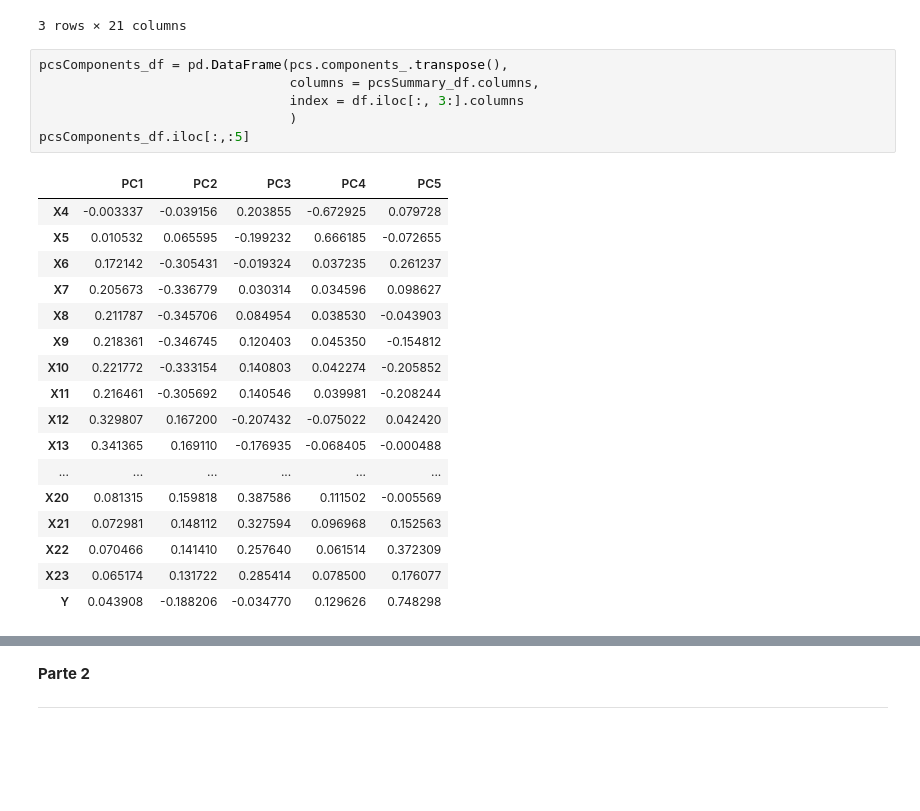
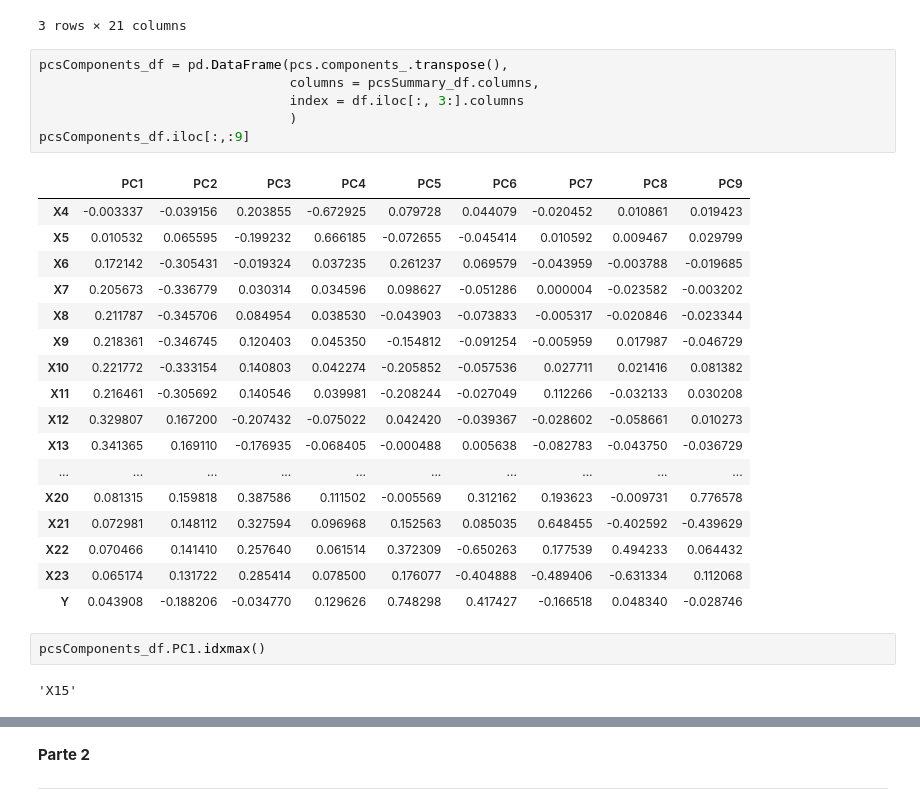
Before and after one commit to PosgradoMNA/Atividades-de-aprendizaje-SamaraGarcia, a Jupyter notebook: Equipo15_Actividad_Semanal4.ipynb, the cells around one changed output, grey strips where cells are left out. Saved outputs shown, nothing was run; the diff lists cells and outputs as text; blank space fills up the shorter version.

```diff
--- a/Equipo15_Actividad_Semanal4.ipynb
+++ b/Equipo15_Actividad_Semanal4.ipynb
@@ -199,24 +209,28 @@ pcsSummary_df.round(4)
 # %%
 pcsComponents_df = pd.DataFrame(pcs.components_.transpose(),
                                 columns = pcsSummary_df.columns,
                                 index = df.iloc[:, 3:].columns
                                 )
-pcsComponents_df.iloc[:,:5]
+pcsComponents_df.iloc[:,:9]
 # %% [output]
-|  | PC1 | PC2 | PC3 | PC4 | PC5 |
-| X4 | -0.003337 | -0.039156 | 0.203855 | -0.672925 | 0.079728 |
-| X5 | 0.010532 | 0.065595 | -0.199232 | 0.666185 | -0.072655 |
-| X6 | 0.172142 | -0.305431 | -0.019324 | 0.037235 | 0.261237 |
-| X7 | 0.205673 | -0.336779 | 0.030314 | 0.034596 | 0.098627 |
-| X8 | 0.211787 | -0.345706 | 0.084954 | 0.038530 | -0.043903 |
-| X9 | 0.218361 | -0.346745 | 0.120403 | 0.045350 | -0.154812 |
-| X10 | 0.221772 | -0.333154 | 0.140803 | 0.042274 | -0.205852 |
-| X11 | 0.216461 | -0.305692 | 0.140546 | 0.039981 | -0.208244 |
-| X12 | 0.329807 | 0.167200 | -0.207432 | -0.075022 | 0.042420 |
-| X13 | 0.341365 | 0.169110 | -0.176935 | -0.068405 | -0.000488 |
-| ... | ... | ... | ... | ... | ... |
-| X20 | 0.081315 | 0.159818 | 0.387586 | 0.111502 | -0.005569 |
-| X21 | 0.072981 | 0.148112 | 0.327594 | 0.096968 | 0.152563 |
-| X22 | 0.070466 | 0.141410 | 0.257640 | 0.061514 | 0.372309 |
-| X23 | 0.065174 | 0.131722 | 0.285414 | 0.078500 | 0.176077 |
-| Y | 0.043908 | -0.188206 | -0.034770 | 0.129626 | 0.748298 |
+|  | PC1 | PC2 | PC3 | PC4 | PC5 | PC6 | PC7 | PC8 | PC9 |
+| X4 | -0.003337 | -0.039156 | 0.203855 | -0.672925 | 0.079728 | 0.044079 | -0.020452 | 0.010861 | 0.019423 |
+| X5 | 0.010532 | 0.065595 | -0.199232 | 0.666185 | -0.072655 | -0.045414 | 0.010592 | 0.009467 | 0.029799 |
+| X6 | 0.172142 | -0.305431 | -0.019324 | 0.037235 | 0.261237 | 0.069579 | -0.043959 | -0.003788 | -0.019685 |
+| X7 | 0.205673 | -0.336779 | 0.030314 | 0.034596 | 0.098627 | -0.051286 | 0.000004 | -0.023582 | -0.003202 |
+| X8 | 0.211787 | -0.345706 | 0.084954 | 0.038530 | -0.043903 | -0.073833 | -0.005317 | -0.020846 | -0.023344 |
+| X9 | 0.218361 | -0.346745 | 0.120403 | 0.045350 | -0.154812 | -0.091254 | -0.005959 | 0.017987 | -0.046729 |
+| X10 | 0.221772 | -0.333154 | 0.140803 | 0.042274 | -0.205852 | -0.057536 | 0.027711 | 0.021416 | 0.081382 |
+| X11 | 0.216461 | -0.305692 | 0.140546 | 0.039981 | -0.208244 | -0.027049 | 0.112266 | -0.032133 | 0.030208 |
+| X12 | 0.329807 | 0.167200 | -0.207432 | -0.075022 | 0.042420 | -0.039367 | -0.028602 | -0.058661 | 0.010273 |
+| X13 | 0.341365 | 0.169110 | -0.176935 | -0.068405 | -0.000488 | 0.005638 | -0.082783 | -0.043750 | -0.036729 |
+| ... | ... | ... | ... | ... | ... | ... | ... | ... | ... |
+| X20 | 0.081315 | 0.159818 | 0.387586 | 0.111502 | -0.005569 | 0.312162 | 0.193623 | -0.009731 | 0.776578 |
+| X21 | 0.072981 | 0.148112 | 0.327594 | 0.096968 | 0.152563 | 0.085035 | 0.648455 | -0.402592 | -0.439629 |
+| X22 | 0.070466 | 0.141410 | 0.257640 | 0.061514 | 0.372309 | -0.650263 | 0.177539 | 0.494233 | 0.064432 |
+| X23 | 0.065174 | 0.131722 | 0.285414 | 0.078500 | 0.176077 | -0.404888 | -0.489406 | -0.631334 | 0.112068 |
+| Y | 0.043908 | -0.188206 | -0.034770 | 0.129626 | 0.748298 | 0.417427 | -0.166518 | 0.048340 | -0.028746 |
+# %%
+pcsComponents_df.PC1.idxmax()
+# %% [output]
+'X15'
```
Also changed, not shown: parts of 12 cells of this notebook.
